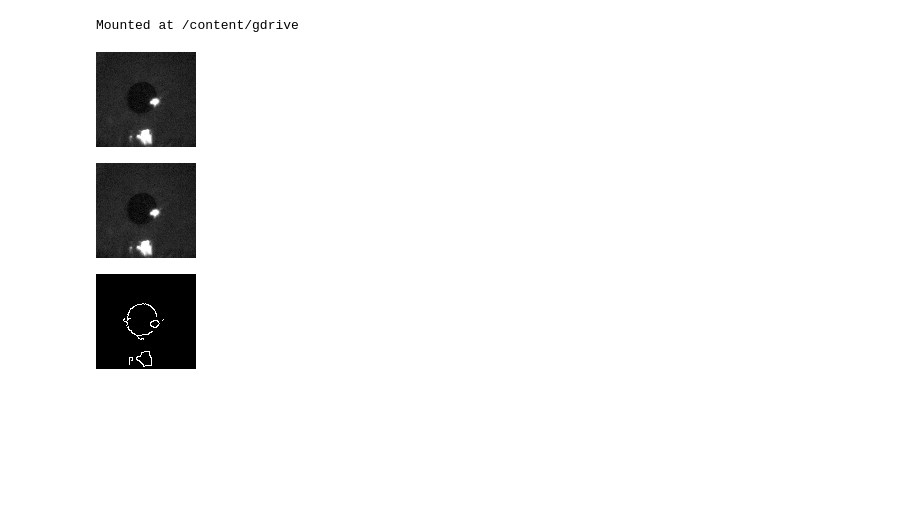
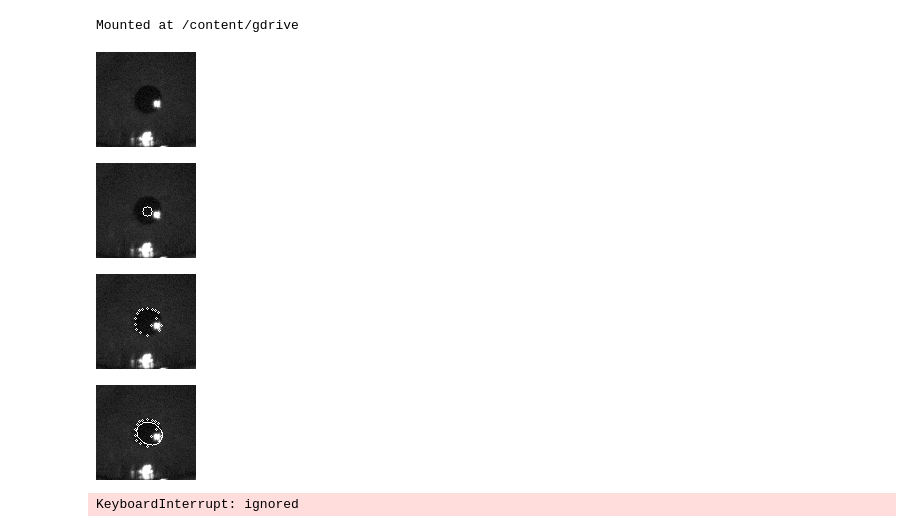
Before and after one commit to JimmyLiu8351/liulabtracking, a Jupyter notebook: eye_test_py.ipynb, the cells around one changed output. Drawn from its saved outputs; the diff is of its cells as text; code cells hidden in the pictures; blank space fills up the shorter version.

```diff
--- a/eye_test_py.ipynb
+++ b/eye_test_py.ipynb
@@ -131,29 +193,17 @@ vidcap = cv2.VideoCapture(file_path)
 # %%
 # reading the frame from video
 
 ret, frame = vidcap.read()
-for i in range(2000):
-    ret, frame = vidcap.read()
+#for i in range(200):
+#    ret, frame = vidcap.read()
 frame = frame[80:175, 100:200]
 cv2_imshow(frame)
 # %% [output]
-[figure, old version]
+[figure, new version]
 # %%
 # run the estimate
-eye = estimate(frame, [10, 12, 14])
+eye = estimate(frame, [14, 16, 18])
 cv2.circle(frame, eye, 5, (255, 255, 255))
 cv2_imshow(frame)
+# %% [output]
+[figure, added]
-# %%
-# canny filter
-gray_frame = cv2.cvtColor(frame, cv2.COLOR_BGR2GRAY)
-blur_frame = cv2.GaussianBlur(frame, (3, 3), 0)
-#gray_frame = rough_corneal_remove(gray_frame)
-
-cv2_imshow(gray_frame)
-
-edges = cv2.Canny(blur_frame, 30, 100)
-
-cv2_imshow(edges)
-# %% [output]
-[figure, removed]
-[figure, removed]
@@ -161,0 +210,41 @@ cv2_imshow(edges)
+# %%
+eye = estimate(frame, [10, 12, 14])
+ctr, dist = starburst(frame, eye)
+
+for point in ctr:
+    cv2.circle(frame, tuple(point), 1, (255, 255, 255))
+
+cv2_imshow(frame)
+# %% [output]
+[figure, added]
+# %%
+eye = estimate(frame, [10, 12, 14])
+ctr, dist = starburst(frame, eye)
+std = np.std(dist)
+mean = np.mean(dist)
+processed_ctr = []
+for idx in range(len(ctr)):
+    if mean - std < dist[idx] and dist[idx] < mean + std:
+        processed_ctr.append(ctr[idx])
+
+processed_ctr = np.array(processed_ctr)
+
+fitted_ellipse = cv2.fitEllipse(processed_ctr)
+cv2.ellipse(frame, fitted_ellipse, (255, 255, 255), 1)
+cv2_imshow(frame)
+# %% [output]
+[figure, added]
+# %%
+progress_bar = tqdm(total=int(vidcap.get(cv2.CAP_PROP_FRAME_COUNT)))
+ret, frame = vidcap.read()
+frame = frame[80:175, 100:200]
+while ret:
+    eye = estimate(frame, [10, 12, 14])
+    for i in range(5):
+        ctr, dist = starburst(frame, eye)
+        fitted_ellipse = ellipse(frame, ctr, dist)
+        ret, frame = vidcap.read()
+        frame = frame[80:175, 100:200]
+        progress_bar.update(1)
+# %% [output]
+KeyboardInterrupt: ignored
```
Also changed, not shown: parts of 6 cells of this notebook.
